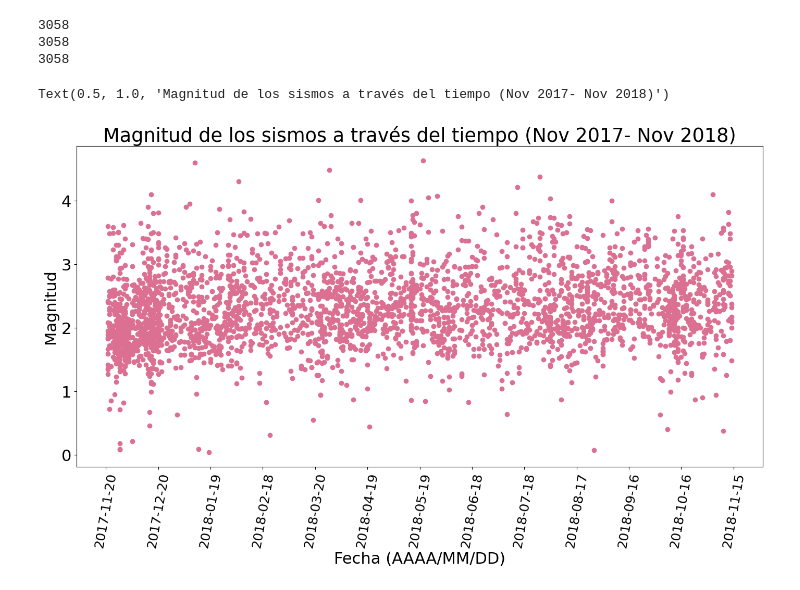
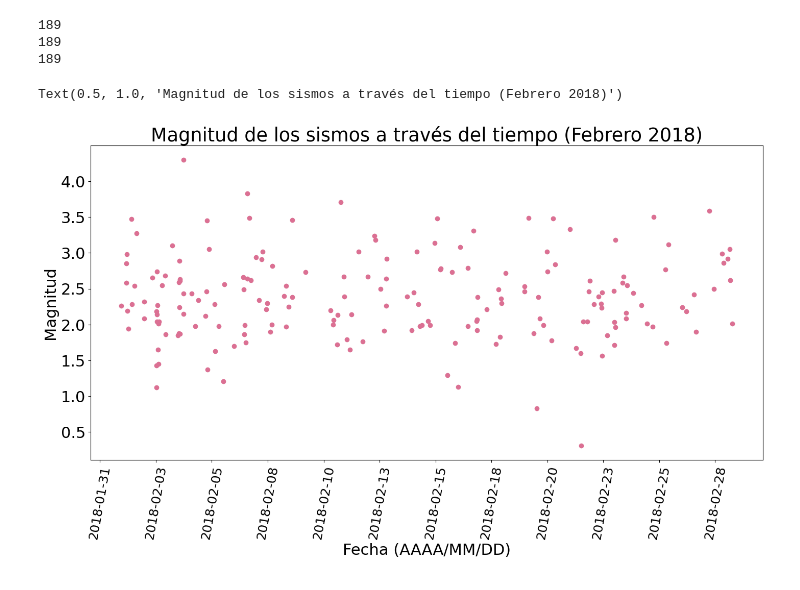
Before and after one commit to jazminnhalaura/allmyresults, a Jupyter notebook: graphs/timevsmag/results2graphbymagvstime.ipynb, the cells around one changed output. Cells and saved outputs as stored; diff of their text form; code cells hidden in the pictures.

```diff
--- a/graphs/timevsmag/results2graphbymagvstime.ipynb
+++ b/graphs/timevsmag/results2graphbymagvstime.ipynb
@@ -32,7 +81,20 @@ catalog.head()
 # %%
 #create variables for date and magnitude of seismic events
 
-d = list(catalog['date'])
+#Comment and uncomment as needed
+
+
+#for all time and monthly events:
+
+d = list(catalog['datentime'])
+
+
+#for along the day events:
+
+#d = list(catalog['time'])
+
+
+
 m = list(catalog['mag'])
 m = [float(ma) for ma in m]
 mkrsize = [int((float(ma)*20)) for ma in m]
@@ -43,23 +105,74 @@ print(len(mkrsize))
 print(len(d))
 print(len(m))
 # %% [output]
-3058
-3058
-3058
+189
+189
+189
 # %%
 #plot date vs mag for events in catalog, as a simple scatter plot
 
+#Comment and uncomment as needed
+
+
 fig, ax = plt.subplots(figsize=(17,8))
 plt.scatter(d, m, color='palevioletred')
+
+
+
+#for all time and monthly detections
+
 plt.xlabel('Fecha (AAAA/MM/DD)')
+
+
+
+#for along the day detections
+
+#plt.xlabel('Hora (HH:MM:SS)')
+
+
+
 plt.ylabel('Magnitud')
 plt.xticks(rotation=80)
 plt.rcParams['xtick.labelsize'] = 18
+
+
+#for all time and monthly detections
+
 ax.xaxis.set_major_locator(plt.MaxNLocator(14))
-plt.title('Magnitud de los sismos a través del tiempo (Nov 2017- Nov 2018)')
+
+
+#for along the day detections
+
+#ax.xaxis.set_major_formatter(mdates.DateFormatter('%H:%M:%S'))
+
+#for all time events:
+
+#plt.title('Magnitud de los sismos a través del tiempo (Nov 2017- Nov 2018)')
+
+
+#for monthly events:
+
+#plt.title('Magnitud de los sismos a través del tiempo ( 21 Nov 2017 - 30 Nov 2017)')
+#plt.title('Magnitud de los sismos a través del tiempo (Diciembre 2017)')
+#plt.title('Magnitud de los sismos a través del tiempo (Enero 2018)')
+plt.title('Magnitud de los sismos a través del tiempo (Febrero 2018)')
+#plt.title('Magnitud de los sismos a través del tiempo (Marzo 2018)')
+#plt.title('Magnitud de los sismos a través del tiempo (Abril 2018)')
+#plt.title('Magnitud de los sismos a través del tiempo (Mayo 2018)')
+#plt.title('Magnitud de los sismos a través del tiempo (Junio 2018)')
+#plt.title('Magnitud de los sismos a través del tiempo (Julio 2018)')
+#plt.title('Magnitud de los sismos a través del tiempo (Agosto 2018)')
+#plt.title('Magnitud de los sismos a través del tiempo (Septiembre 2018)')
+#plt.title('Magnitud de los sismos a través del tiempo (Octubre 2018)')
+#plt.title('Magnitud de los sismos a través del tiempo (Noviembre 2018)')
+
+
+#for along the day events:
+
+#plt.title('Magnitud de los sismos a través del tiempo (00:00 - 23:59 hrs)')
 # %% [output]
-Text(0.5, 1.0, 'Magnitud de los sismos a través del tiempo (Nov 2017- Nov 2018)')
+Text(0.5, 1.0, 'Magnitud de los sismos a través del tiempo (Febrero 2018)')
-[figure, old version]
+[figure, new version]
 # %%
 #plot date vs mag for events in catalog, changing size by magnitude parameter
 
```
Also changed, not shown: parts of 6 cells of this notebook, 28 other files.
